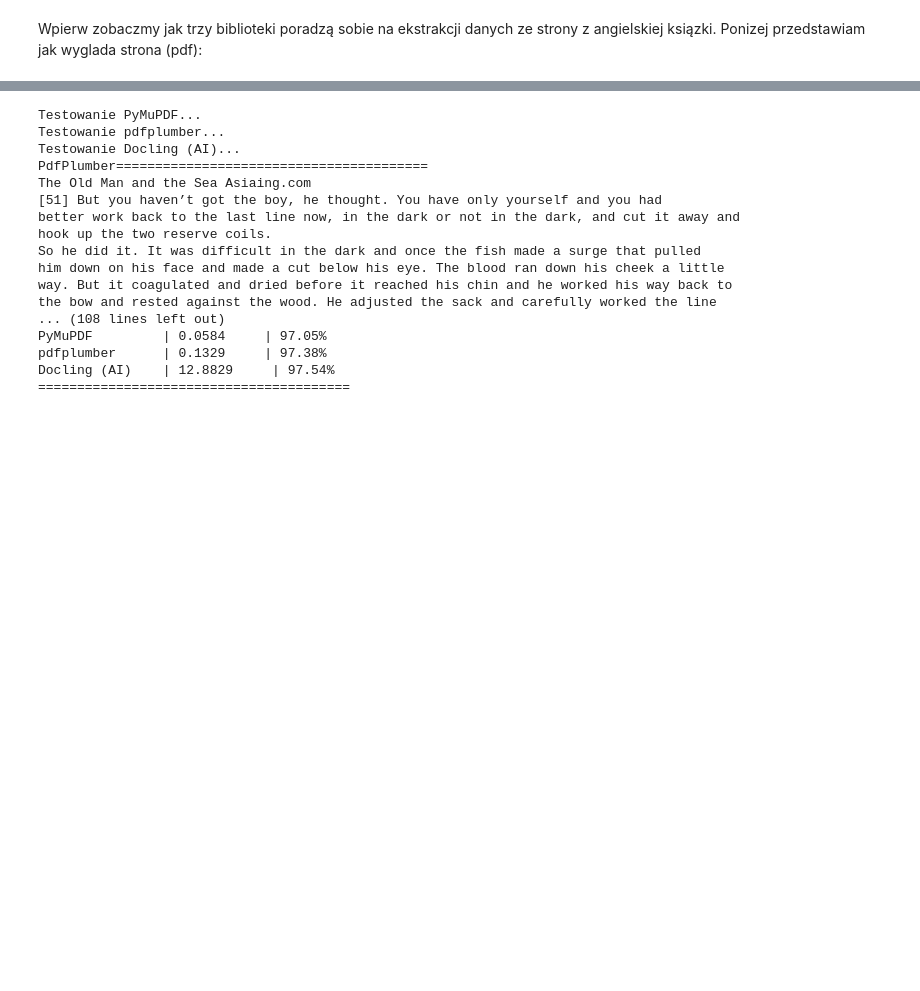
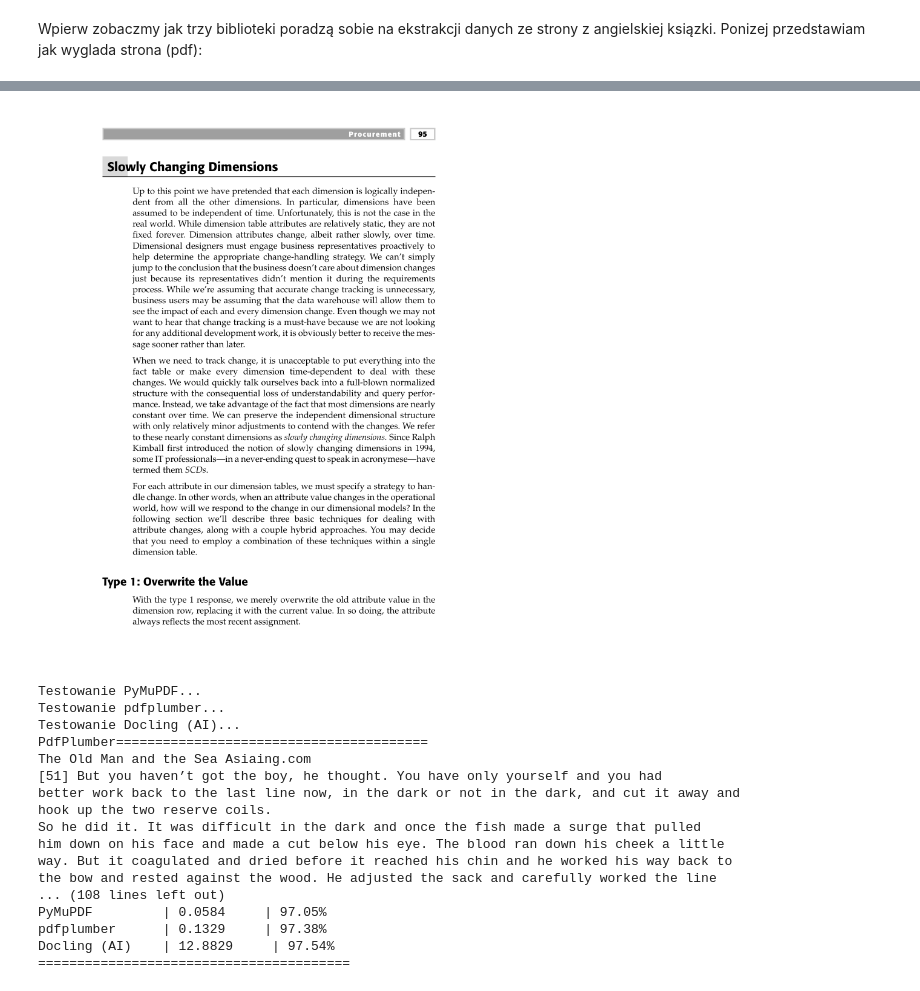
Before and after one commit to kacpro94/PDF-extracting-libraries-comparasion, a Jupyter notebook: projekt.ipynb, the cells around one changed output, grey strips where cells are left out. Drawn from its saved outputs; the diff is of its cells as text; code cells hidden in the pictures; blank space fills up the shorter version.

```diff
--- a/projekt.ipynb
+++ b/projekt.ipynb
@@ -71,8 +89,16 @@ from docling.document_converter import DocumentConverter
 # %% [markdown]
 Wpierw zobaczmy jak trzy biblioteki poradzą sobie na ekstrakcji danych ze strony z angielskiej ksiązki. Ponizej przedstawiam jak wyglada strona (pdf):
 # %%
-from IPython.display import IFrame
+from pdf2image import convert_from_path
+from IPython.display import display
 
-# width i height ustawiają rozmiar okna podglądu
-IFrame("data/texts/Ralph_Kimball_Margy_Ross-The_Data_Warehouse_Toolkit-EN-121.pdf", width=800, height=1000)
+# Ścieżka do pliku
+pdf_path = "data/texts/Ralph_Kimball_Margy_Ross-The_Data_Warehouse_Toolkit-EN-121.pdf"
+
+# Konwertuj tylko pierwszą stronę (first_page=1, last_page=1)
+# Jeśli masz problem z Popplerem, pamiętaj o parametrze poppler_path!
+images = convert_from_path(pdf_path, first_page=1, last_page=1)
+
+# Wyświetl
+display(images[0])
 # %% [output]
@@ -80,3 +105,4 @@ IFrame("data/texts/Ralph_Kimball_Margy_Ross-The_Data_Warehouse_Toolkit-EN-121.pd
+[figure, added]
 # %%
 def benchmark_libraries(pdf_path, ground_truth):
     results = []
```
Also changed, not shown: parts of 2 cells of this notebook.
